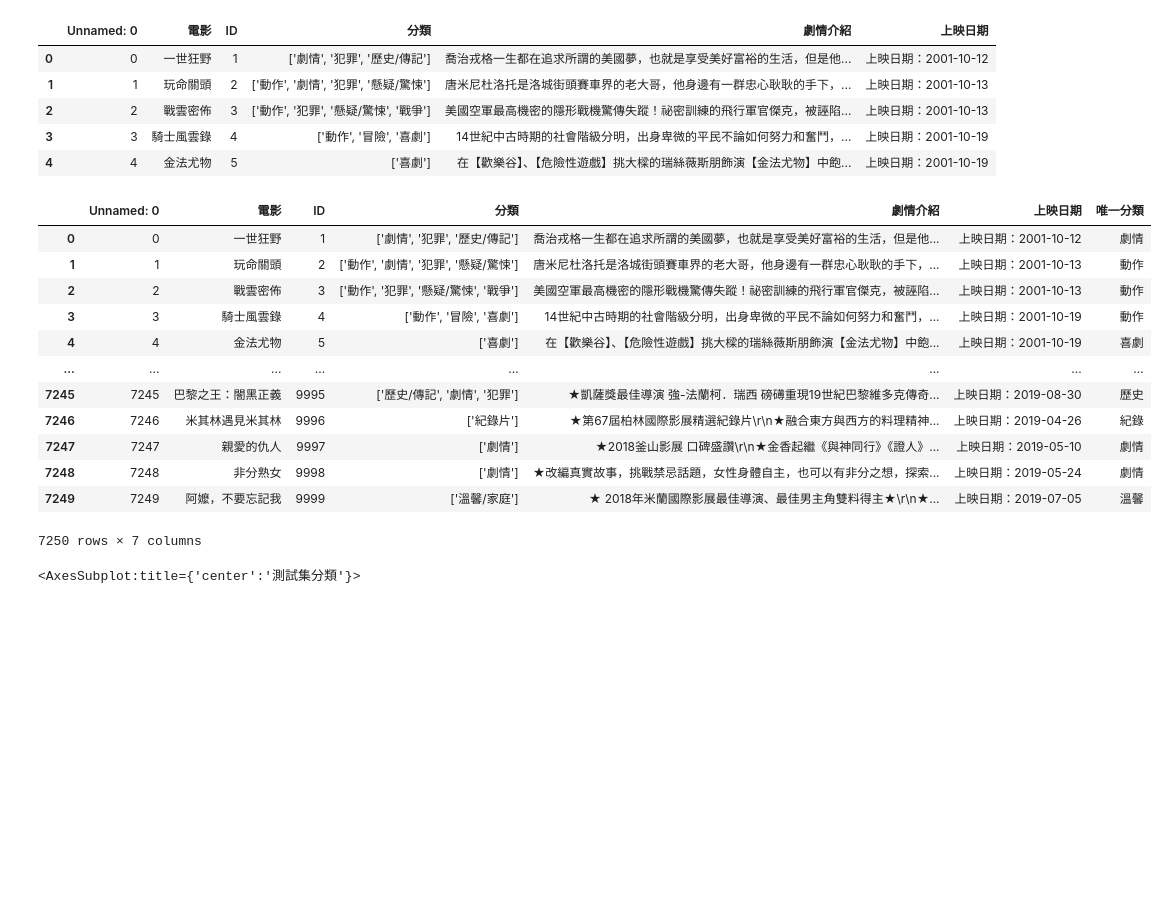
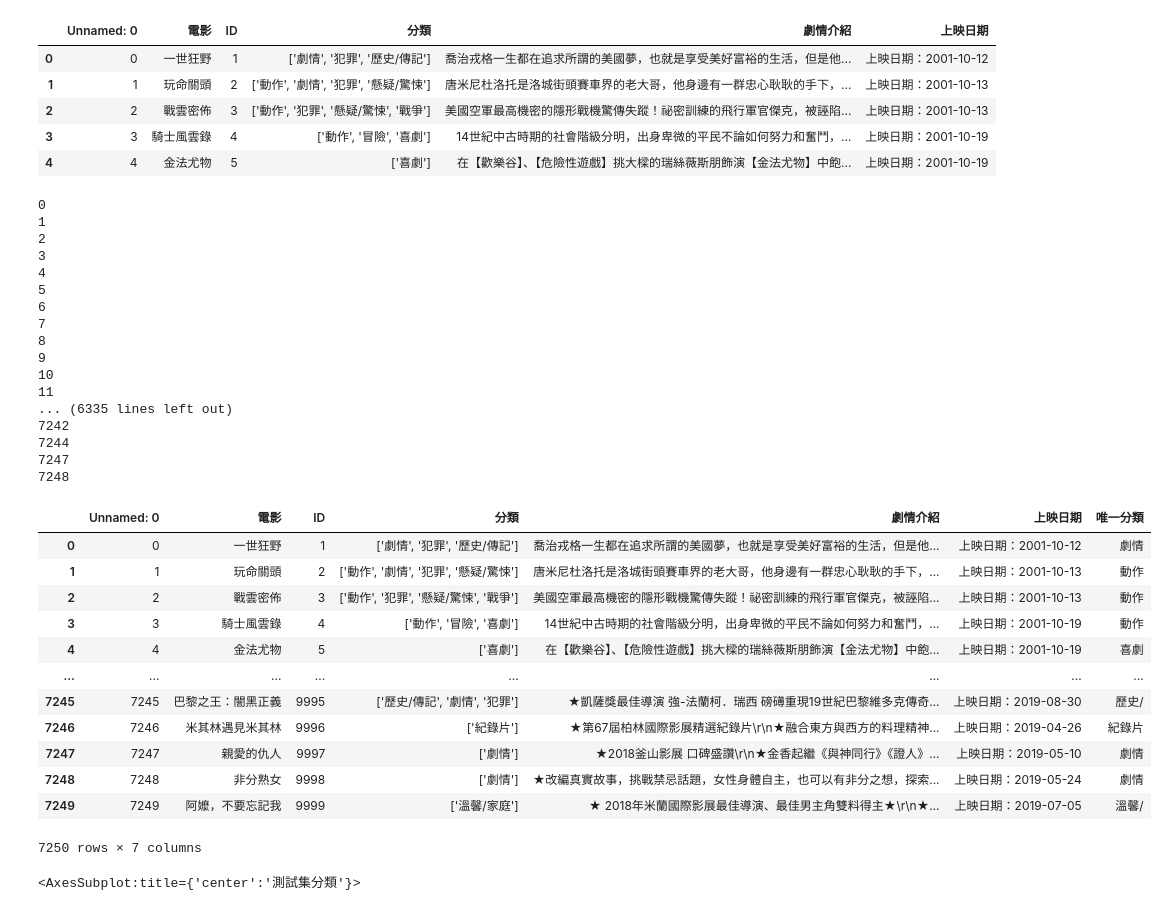
Before and after one commit to Chen-Hsi-Hsien/NLP_HW3, a Jupyter notebook: NLP_HW3.ipynb, the cells around one changed output. Saved outputs shown, nothing was run; the diff lists cells and outputs as text; code cells hidden in the pictures; blank space fills up the shorter version.

```diff
--- a/NLP_HW3.ipynb
+++ b/NLP_HW3.ipynb
@@ -14,23 +14,44 @@ row,col = data.shape
 # %%
 data['唯一分類'] = "create"
 for i in range(0,row):
-    movie_type = data['分類'][i][2:4]
+    if data['分類'][i][4:5] == "\'":
+        movie_type = data['分類'][i][2:4]
+        print(i)
+    else:
+        movie_type = data['分類'][i][2:5]
     data.loc[i,'唯一分類'] = movie_type
 data
 # %% [output]
+0
+1
+2
+3
+4
+5
+6
+7
+8
+9
+10
+11
+... (6335 lines left out)
+7242
+7244
+7247
+7248
 |  | Unnamed: 0 | 電影 | ID | 分類 | 劇情介紹 | 上映日期 | 唯一分類 |
 | 0 | 0 | 一世狂野 | 1 | ['劇情', '犯罪', '歷史/傳記'] | 喬治戎格一生都在追求所謂的美國夢，也就是享受美好富裕的生活，但是他... | 上映日期：2001-10-12 | 劇情 |
 | 1 | 1 | 玩命關頭 | 2 | ['動作', '劇情', '犯罪', '懸疑/驚悚'] | 唐米尼杜洛托是洛城街頭賽車界的老大哥，他身邊有一群忠心耿耿的手下，... | 上映日期：2001-10-13 | 動作 |
 | 2 | 2 | 戰雲密佈 | 3 | ['動作', '犯罪', '懸疑/驚悚', '戰爭'] | 美國空軍最高機密的隱形戰機驚傳失蹤！祕密訓練的飛行軍官傑克，被誣陷... | 上映日期：2001-10-13 | 動作 |
 | 3 | 3 | 騎士風雲錄 | 4 | ['動作', '冒險', '喜劇'] | 14世紀中古時期的社會階級分明，出身卑微的平民不論如何努力和奮鬥，... | 上映日期：2001-10-19 | 動作 |
 | 4 | 4 | 金法尤物 | 5 | ['喜劇'] | 在【歡樂谷】、【危險性遊戲】挑大樑的瑞絲薇斯朋飾演【金法尤物】中飽... | 上映日期：2001-10-19 | 喜劇 |
 | ... | ... | ... | ... | ... | ... | ... | ... |
-| 7245 | 7245 | 巴黎之王：闇黑正義 | 9995 | ['歷史/傳記', '劇情', '犯罪'] | ★凱薩獎最佳導演 強-法蘭柯．瑞西 磅礡重現19世紀巴黎維多克傳奇... | 上映日期：2019-08-30 | 歷史 |
-| 7246 | 7246 | 米其林遇見米其林 | 9996 | ['紀錄片'] | ★第67屆柏林國際影展精選紀錄片\r\n★融合東方與西方的料理精神... | 上映日期：2019-04-26 | 紀錄 |
+| 7245 | 7245 | 巴黎之王：闇黑正義 | 9995 | ['歷史/傳記', '劇情', '犯罪'] | ★凱薩獎最佳導演 強-法蘭柯．瑞西 磅礡重現19世紀巴黎維多克傳奇... | 上映日期：2019-08-30 | 歷史/ |
+| 7246 | 7246 | 米其林遇見米其林 | 9996 | ['紀錄片'] | ★第67屆柏林國際影展精選紀錄片\r\n★融合東方與西方的料理精神... | 上映日期：2019-04-26 | 紀錄片 |
 | 7247 | 7247 | 親愛的仇人 | 9997 | ['劇情'] | ★2018釜山影展 口碑盛讚\r\n★金香起繼《與神同行》《證人》... | 上映日期：2019-05-10 | 劇情 |
 | 7248 | 7248 | 非分熟女 | 9998 | ['劇情'] | ★改編真實故事，挑戰禁忌話題，女性身體自主，也可以有非分之想，探索... | 上映日期：2019-05-24 | 劇情 |
-| 7249 | 7249 | 阿嬤，不要忘記我 | 9999 | ['溫馨/家庭'] | ★ 2018年米蘭國際影展最佳導演、最佳男主角雙料得主★\r\n★... | 上映日期：2019-07-05 | 溫馨 |
+| 7249 | 7249 | 阿嬤，不要忘記我 | 9999 | ['溫馨/家庭'] | ★ 2018年米蘭國際影展最佳導演、最佳男主角雙料得主★\r\n★... | 上映日期：2019-07-05 | 溫馨/ |
-7250 rows × 7 columns
+7250 rows × 7 columns
 # %%
 data.to_csv('movie_new.csv', encoding='utf_8_sig' , index = False)
 # %%
```
Also changed, not shown: parts of 1 cell of this notebook.
